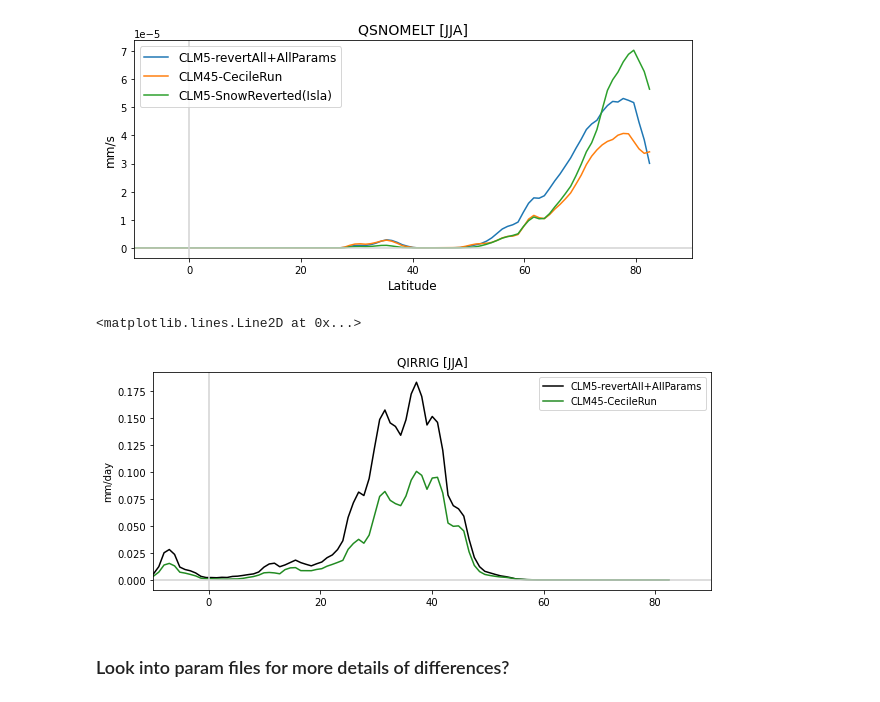
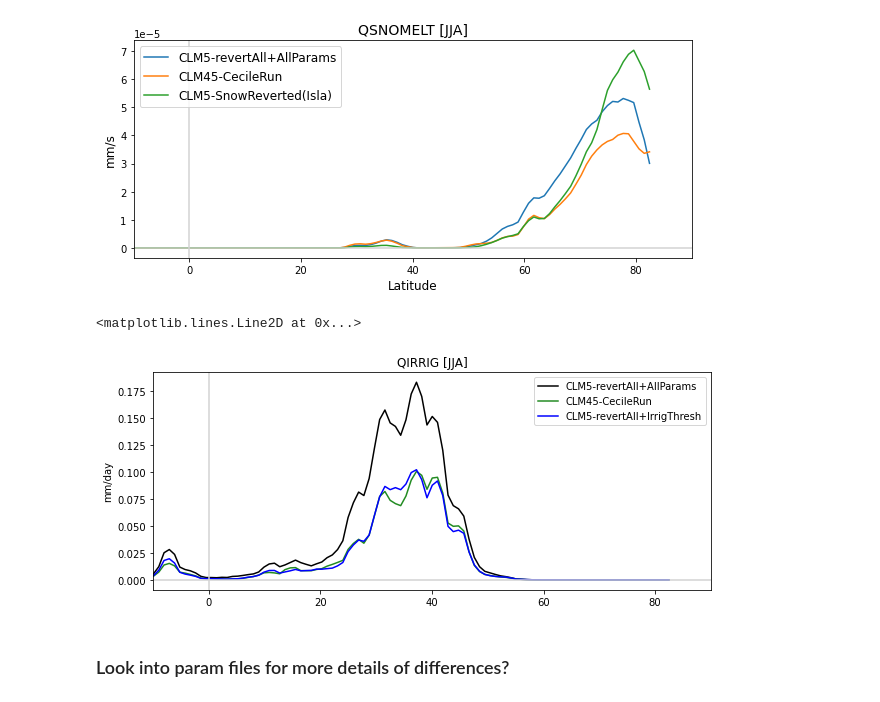
Before and after one commit to megandevlan/Coupling_CAM6CLM5, a Jupyter notebook: CouplingIndex_ModelVersionSensitivity_V2.ipynb, the cells around one changed output. Saved outputs shown, nothing was run; the diff lists cells and outputs as text; code cells hidden in the pictures.

```diff
--- a/CouplingIndex_ModelVersionSensitivity_V2.ipynb
+++ b/CouplingIndex_ModelVersionSensitivity_V2.ipynb
@@ -2385,6 +2901,7 @@ clm5snow_precipDS['time'] = clm5snow_precipDS.indexes['time'].to_datetimeindex()
 # %%
 clm5_irrigFile  = 'f.e21.FHIST.f09_f09_mg17.CESM2-NoDSL-NoPHS-NoFPI-NoSoilRootsEtc-SoilWaterMovement-leafIntercept-clm45paramFile.001.clm2.h0.1979-83_Qirrig.nc'
 clm45_irrigFile = 'f.e20.FHIST.f09_f09.cesm2_1_clm4.5.001.clm2.h0.1979-83_Qirrig.nc'
+clm5revert_irrigFile = 'f.e21.FHIST.f09_f09_mg17.CESM2-NoDSL-NoPHS-NoFPI-NoSoilRootsEtc-SoilWaterMovement-leafIntercept-IrrigThreshold.001.clm2.h0.1979-83_QIRRIG.nc'
 
 clm5_icerunFile  = 'f.e21.FHIST.f09_f09_mg17.CESM2-NoDSL-NoPHS-NoFPI-NoSoilRootsEtc-SoilWaterMovement-leafIntercept-clm45paramFile.001.clm2.h0.1979-83_iceMeltVars.nc'
 clm45_icerunFile = 'f.e20.FHIST.f09_f09.cesm2_1_clm4.5.001.clm2.h0.1979-83_iceMeltVars.nc'
@@ -2395,6 +2912,9 @@ clm5_irrigDS['time'] = clm5_irrigDS.indexes['time'].to_datetimeindex()
 clm45_irrigDS = xr.open_dataset(dataDir+clm45_irrigFile, decode_times=True)
 clm45_irrigDS['time'] = clm45_irrigDS.indexes['time'].to_datetimeindex()
 
+clm5revert_irrigDS         = xr.open_dataset(dataDir+clm5revert_irrigFile,decode_times=True)
+clm5revert_irrigDS['time'] = clm5revert_irrigDS.indexes['time'].to_datetimeindex()
+
 clm5_icerunDS         = xr.open_dataset(dataDir+clm5_icerunFile,decode_times=True)
 clm5_icerunDS['time'] = clm5_icerunDS.indexes['time'].to_datetimeindex()
 
@@ -2503,6 +3023,8 @@ ax1.axvline(0,color='lightgrey')
 
 lonMean_JJA_QIRRIG_clm5 = np.nanmean(np.nanmean(clm5_irrigDS.QIRRIG.values[iJJA_clm5,:,:],axis=0)*lndMask_notCyclic,axis=1)
 lonMean_JJA_QIRRIG_clm45 = np.nanmean(np.nanmean(clm45_irrigDS.QIRRIG.values[iJJA_clm45,:,:],axis=0)*lndMask_notCyclic,axis=1)
+lonMean_JJA_QIRRIG_clm5revert = np.nanmean(np.nanmean(clm5revert_irrigDS.QIRRIG.values[iJJA_clm5,:,:],axis=0)*lndMask_notCyclic,axis=1)
+
 
 # lonMean_JJA_SNOW_clm5 = np.nanmean(np.nanmean(clm5_precipDS.SNOW.values[iJJA_clm5,:,:],axis=0)*lndMask_notCyclic,axis=1)
 # lonMean_JJA_SNOW_clm45 = np.nanmean(np.nanmean(clm45cecile_precipDS.SNOW.values[iJJA_clm45,:,:],axis=0)*lndMask_notCyclic,axis=1)
@@ -2513,22 +3035,24 @@ lonMean_JJA_QIRRIG_clm45 = np.nanmean(np.nanmean(clm45_irrigDS.QIRRIG.values[iJJ
 
 lonMean_JJA_QIRRIG_clm5 = moving_average(lonMean_JJA_QIRRIG_clm5, w)
 lonMean_JJA_QIRRIG_clm45 = moving_average(lonMean_JJA_QIRRIG_clm45, w)
+lonMean_JJA_QIRRIG_clm5revert = moving_average(lonMean_JJA_QIRRIG_clm5revert, w)
 # %%
 fig, ax1 = plt.subplots(1,1, figsize=(10, 4))
 
 ax1.plot(smoothLat, lonMean_JJA_QIRRIG_clm5*86400.0, 'k', label='CLM5-revertAll+AllParams')
 ax1.plot(smoothLat, lonMean_JJA_QIRRIG_clm45*86400.0, 'forestgreen', label='CLM45-CecileRun')
+ax1.plot(smoothLat, lonMean_JJA_QIRRIG_clm5revert*86400.0, 'blue', label='CLM5-revertAll+IrrigThresh')
 ax1.set_title('QIRRIG [JJA]')
 ax1.set_xlim([-10,90])
 #ax1.set_xlim([30,70])
 #ax1.set_ylim([0,1])
 ax1.set_ylabel('mm/day')
 ax1.legend()
 ax1.axhline(0,color='lightgrey')
 ax1.axvline(0,color='lightgrey')
 # %% [output]
 <matplotlib.lines.Line2D at 0x...>
-[figure, old version]
+[figure, new version]
 # %% [markdown]
 ### Look into param files for more details of differences?
 # %%
```
Also changed, not shown: parts of 31 cells of this notebook, 1 other file.
